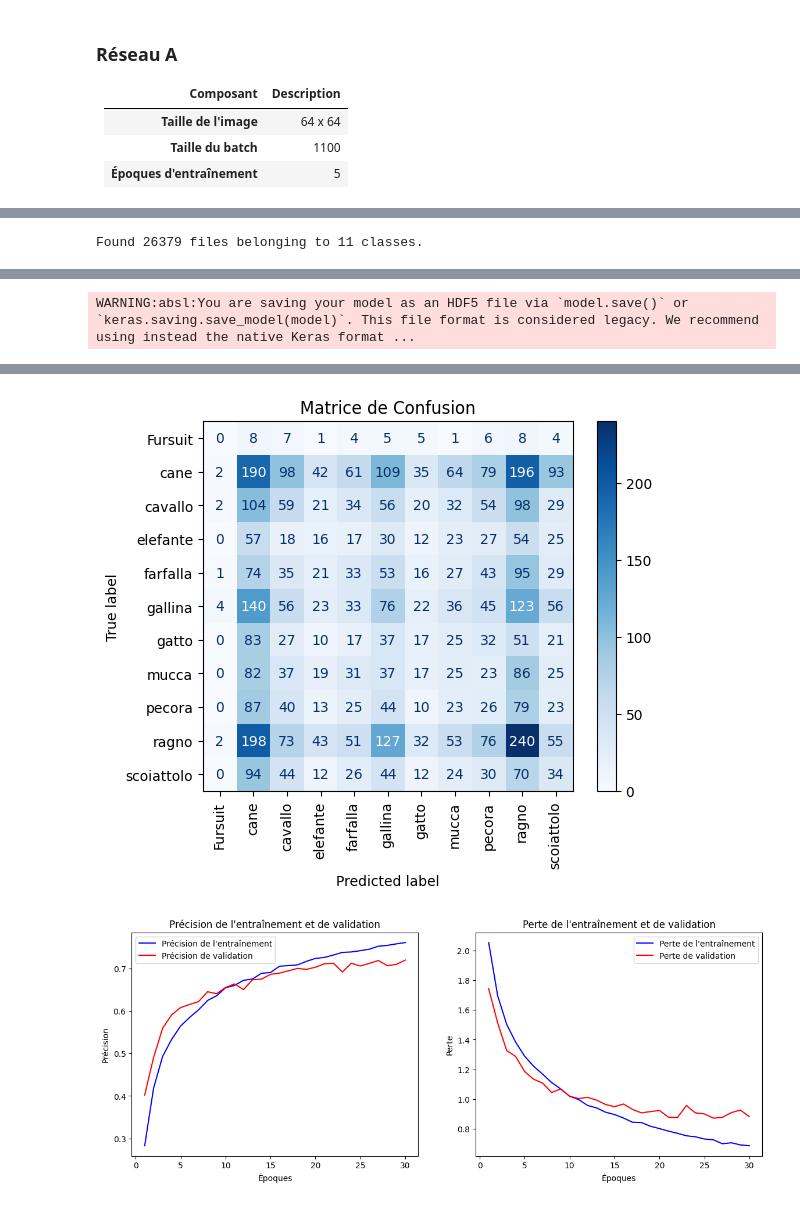
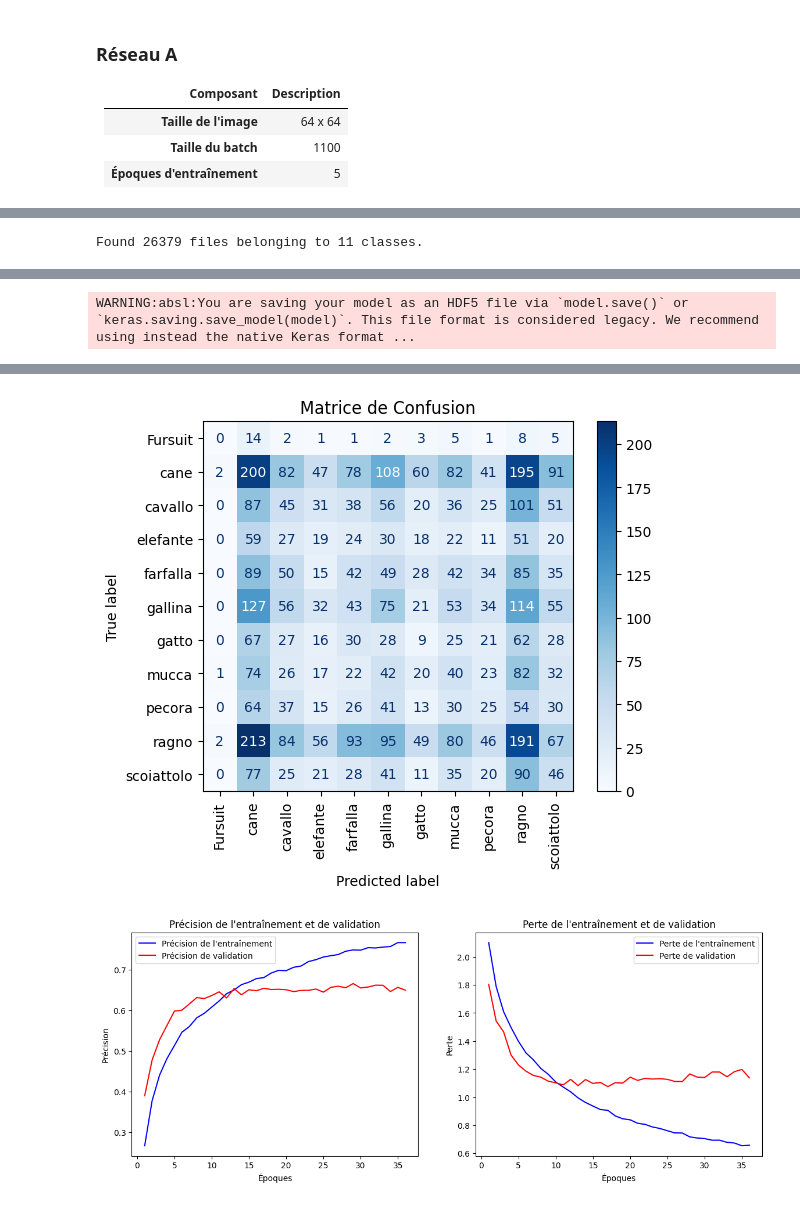
Before and after one commit to KevenJAntenor/FurVision-Deep-Learning-Animal-Fursuit-Classifier, a Jupyter notebook: 5_Resseaux.ipynb, the cells around one changed output, grey strips where cells are left out. Drawn from its saved outputs; the diff is of its cells as text; code cells hidden in the pictures.

```diff
--- a/5_Resseaux.ipynb
+++ b/5_Resseaux.ipynb
@@ -510,15 +353,19 @@ import h5py
 
 # Fonction de prétraitement des images
 def preprocess_image(image, label):
-    image = tf.image.resize(image, [64, 64])
+    # Convertir l'image en niveaux de gris
+    image = tf.image.rgb_to_grayscale(image)
+    # Redimensionner l'image
+    image = tf.image.resize(image, [128, 128])
+    # Normaliser les valeurs de pixel entre 0 et 1
     image = image / 255.0
     return image, label
 
 # Chargement du dataset
 dataset = tf.keras.preprocessing.image_dataset_from_directory(
     'TP2-images',
-    image_size=(64, 64),
-    batch_size=32,
+    image_size=(128, 128),
+    batch_size=16,  # Changement du batch size à 64
     label_mode='int'
 )
 
@@ -528,11 +375,11 @@ class_names = dataset.class_names
 dataset = dataset.map(preprocess_image)
 
 # Nombre de classes (ajustez en fonction du nombre réel de classes)
-NUM_CLASSES = 11
+NUM_CLASSES = len(class_names)
 
-# Révision de l'architecture du modèle avec Dropout
+# Révision de l'architecture du modèle avec Dropout pour les images en niveaux de gris
 model1 = tf.keras.Sequential([
-    tf.keras.layers.Conv2D(32, (3, 3), activation='relu', input_shape=(64, 64, 3)),
+    tf.keras.layers.Conv2D(32, (3, 3), activation='relu', input_shape=(128, 128, 1)),  # Notez l'entrée (128, 128, 1) pour les images en niveaux de gris
     tf.keras.layers.MaxPooling2D((2, 2)),
     tf.keras.layers.Dropout(0.25),  # Dropout après la première couche de convolution
 
@@ -558,7 +405,7 @@ model1.compile(optimizer='adam',
 
 # Fonction pour diviser le dataset
 def split_dataset(dataset, split_ratio=0.8):
-    dataset_size = len(dataset)
+    dataset_size = len(list(dataset))
     split_index = int(dataset_size * split_ratio)
     train_dataset = dataset.take(split_index)
     val_dataset = dataset.skip(split_index)
@@ -571,14 +418,14 @@ train_dataset, val_dataset = split_dataset(dataset)
 history = model1.fit(
     train_dataset,
     validation_data=val_dataset,
-    epochs=30
+    epochs=36  # Changement du nombre d'époques à 36
 )
 
 # Sauvegarder le modèle
-model1.save('model-C-1.h5')
+model1.save('model-C.h5')
 
 # Ajouter les noms des classes dans le fichier HDF5
-with h5py.File('model-C-1.h5', 'a') as f:
+with h5py.File('model-C.h5', 'a') as f:
     f.attrs['class_names'] = np.string_(class_names)
 
 # Évaluation du modèle
@@ -643,2 +490,2 @@ WARNING:absl:You are saving your model as an HDF5 file via `model.save()` or `ke
-[figure, old version]
+[figure, new version]
-[figure, old version]
+[figure, new version]
```
Also changed, not shown: parts of 7 cells of this notebook.
